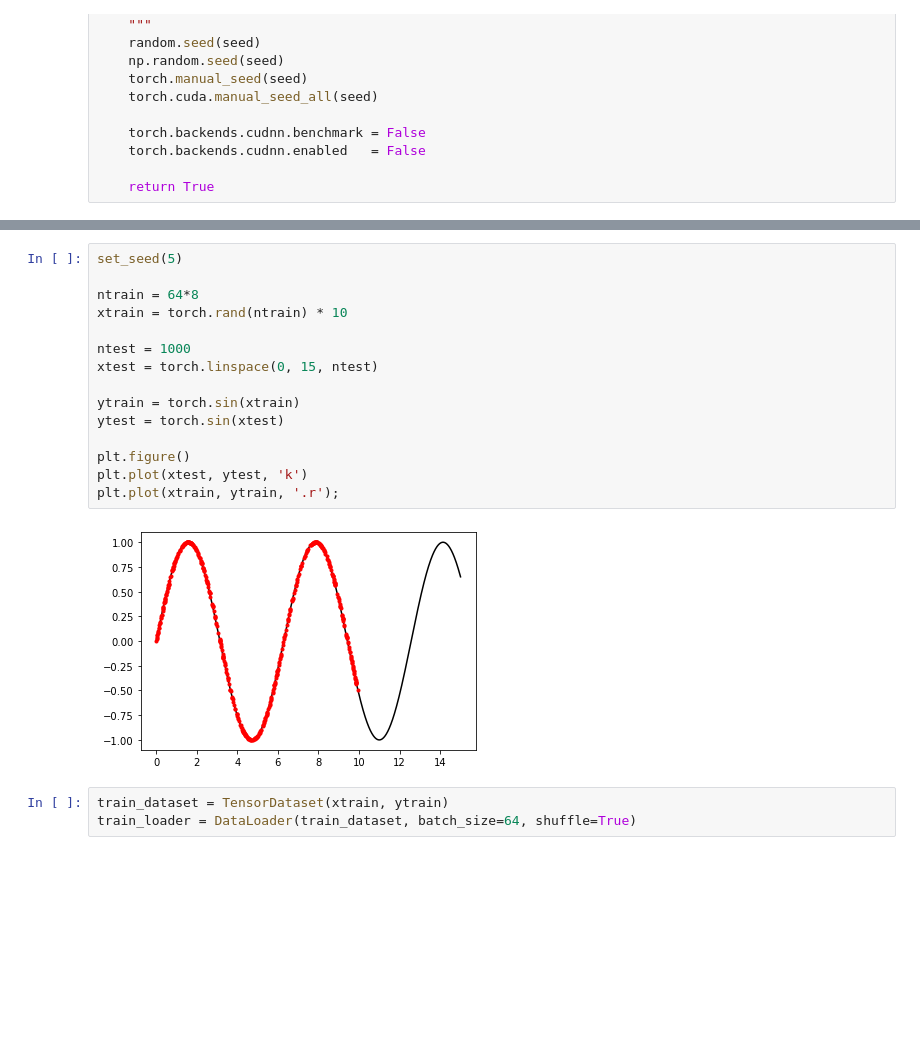
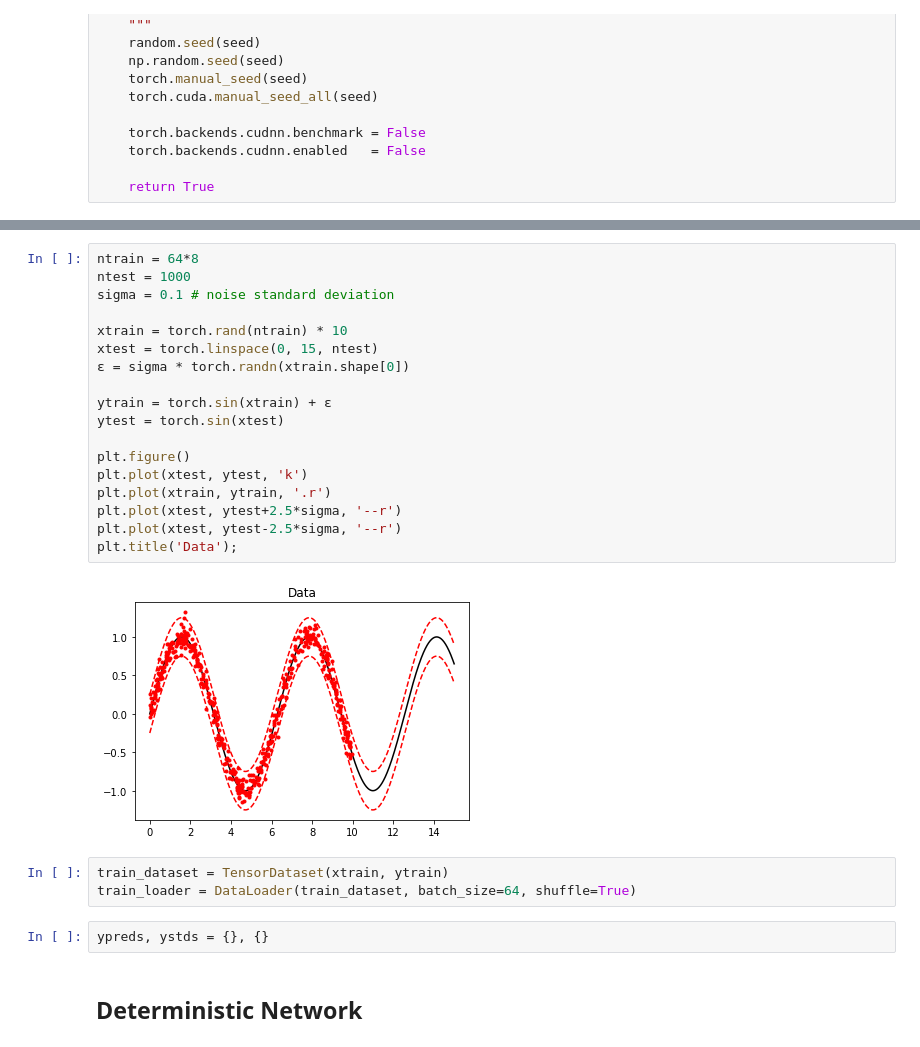
Before and after one commit to DIG-Kaust/MLgeoscience, a Jupyter notebook: labs/notebooks/LearningFunction/LearningFunction.ipynb, the cells around one changed output, grey strips where cells are left out. Saved outputs shown, nothing was run; the diff lists cells and outputs as text; blank space fills up the shorter version.

```diff
--- a/labs/notebooks/LearningFunction/LearningFunction.ipynb
+++ b/labs/notebooks/LearningFunction/LearningFunction.ipynb
@@ -57,20 +54,27 @@ class DeepNetwork(nn.Module):
 # %%
-set_seed(5)
+ntrain = 64*8
+ntest = 1000
+sigma = 0.1 # noise standard deviation
 
-ntrain = 64*8
 xtrain = torch.rand(ntrain) * 10
+xtest = torch.linspace(0, 15, ntest)
+ε = sigma * torch.randn(xtrain.shape[0])
 
-ntest = 1000
-xtest = torch.linspace(0, 15, ntest)
-
-ytrain = torch.sin(xtrain)
+ytrain = torch.sin(xtrain) + ε
 ytest = torch.sin(xtest)
 
 plt.figure()
 plt.plot(xtest, ytest, 'k')
-plt.plot(xtrain, ytrain, '.r');
+plt.plot(xtrain, ytrain, '.r')
+plt.plot(xtest, ytest+2.5*sigma, '--r')
+plt.plot(xtest, ytest-2.5*sigma, '--r')
+plt.title('Data');
 # %% [output]
-[figure, old version]
+[figure, new version]
 # %%
 train_dataset = TensorDataset(xtrain, ytrain)
 train_loader = DataLoader(train_dataset, batch_size=64, shuffle=True)
+# %%
+ypreds, ystds = {}, {}
+# %% [markdown]
+## Deterministic Network
```
Also changed, not shown: parts of 23 cells of this notebook.
